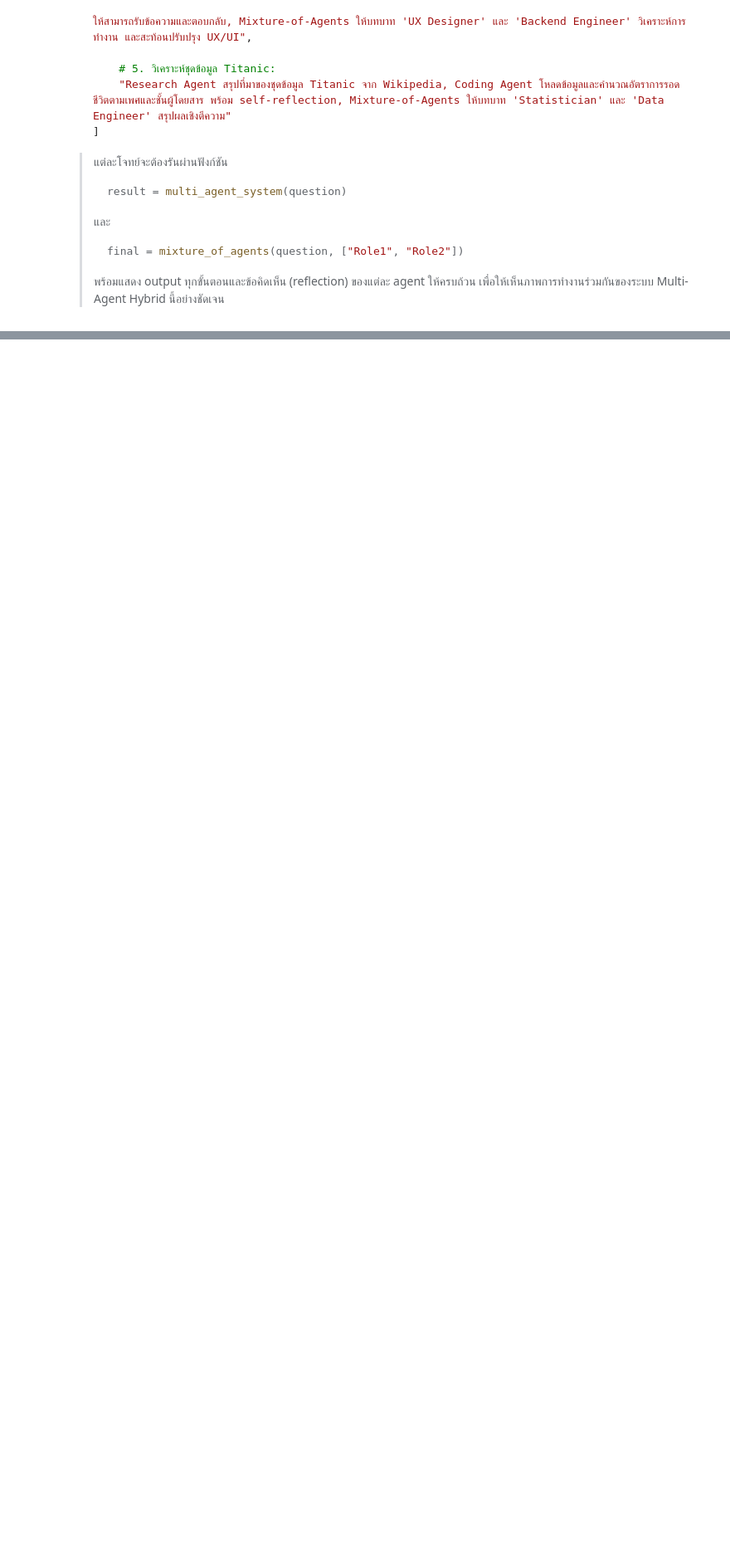
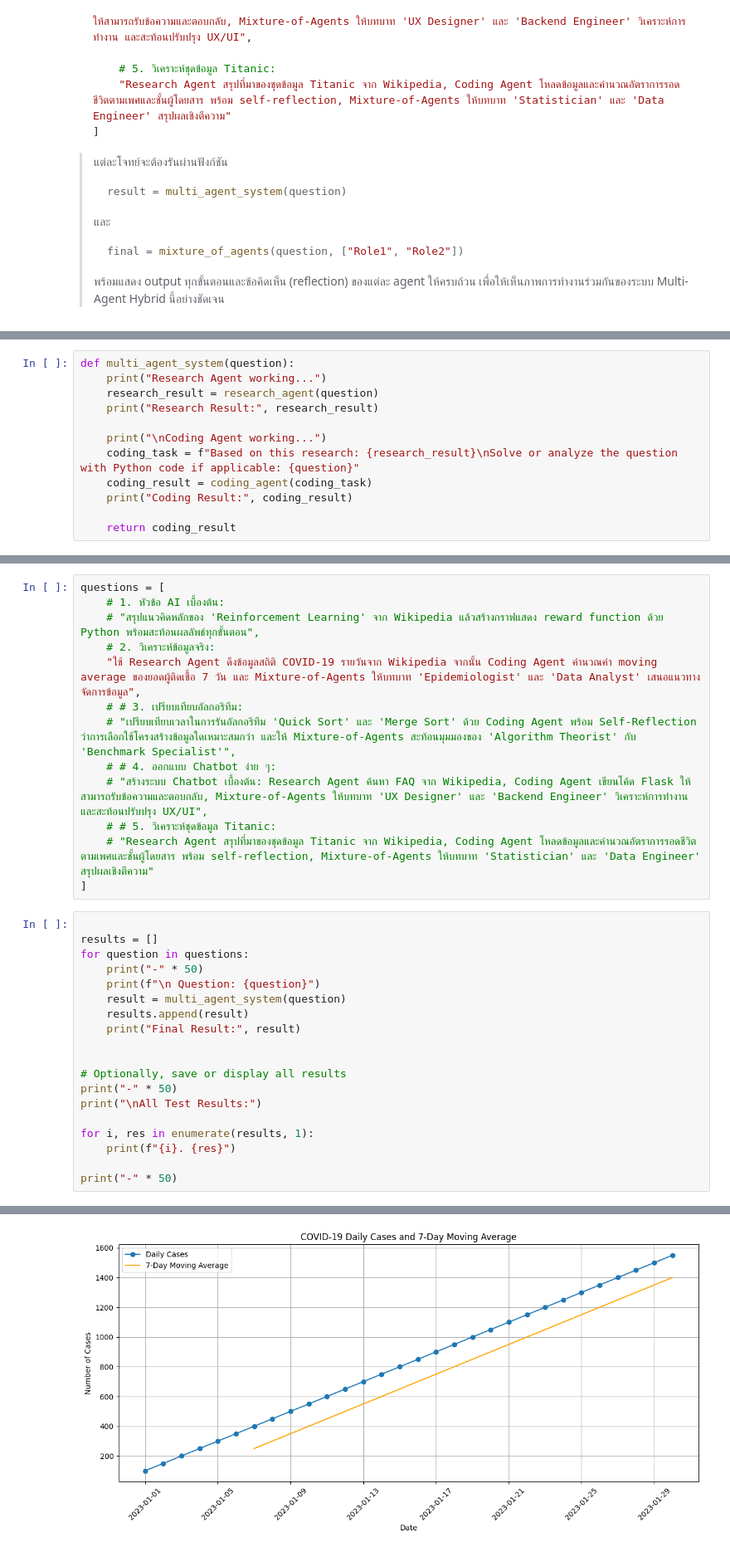
Before and after one commit to jimalike/Machine_Learning, a Jupyter notebook: 01_basic/week05/homework/o2_hw.ipynb, the cells around one changed output, grey strips where cells are left out. Shown at 83% size. Saved outputs shown, nothing was run; the diff lists cells and outputs as text; blank space fills up the shorter version.

```diff
--- a/01_basic/week05/homework/o2_hw.ipynb
+++ b/01_basic/week05/homework/o2_hw.ipynb
@@ -147,0 +339,12 @@ system_prompt = "You are a helpful assistant that uses tools to answer questions
+# %%
+def multi_agent_system(question):
+    print("Research Agent working...")
+    research_result = research_agent(question)
+    print("Research Result:", research_result)
+
+    print("\nCoding Agent working...")
+    coding_task = f"Based on this research: {research_result}\nSolve or analyze the question with Python code if applicable: {question}"
+    coding_result = coding_agent(coding_task)
+    print("Coding Result:", coding_result)
+
+    return coding_result
@@ -147,0 +523,33 @@ system_prompt = "You are a helpful assistant that uses tools to answer questions
+# %%
+questions = [
+    # 1. หัวข้อ AI เบื้องต้น:
+    # "สรุปแนวคิดหลักของ 'Reinforcement Learning' จาก Wikipedia แล้วสร้างกราฟแสดง reward function ด้วย Python พร้อมสะท้อนผลลัพธ์ทุกขั้นตอน",
+    # 2. วิเคราะห์ข้อมูลจริง:
+    "ใช้ Research Agent ดึงข้อมูลสถิติ COVID-19 รายวันจาก Wikipedia จากนั้น Coding Agent คำนวณค่า moving average ของยอดผู้ติดเชื้อ 7 วัน และ Mixture-of-Agents ให้บทบาท 'Epidemiologist' และ 'Data Analyst' เสนอแนวทางจัดการข้อมูล",
+    # # 3. เปรียบเทียบอัลกอริทึม:
+    # "เปรียบเทียบเวลาในการรันอัลกอริทึม 'Quick Sort' และ 'Merge Sort' ด้วย Coding Agent พร้อม Self-Reflection ว่าการเลือกใช้โครงสร้างข้อมูลใดเหมาะสมกว่า และให้ Mixture-of-Agents สะท้อนมุมมองของ 'Algorithm Theorist' กับ 'Benchmark Specialist'",
+    # # 4. ออกแบบ Chatbot ง่าย ๆ:
+    # "สร้างระบบ Chatbot เบื้องต้น: Research Agent ค้นหา FAQ จาก Wikipedia, Coding Agent เขียนโค้ด Flask ให้สามารถรับข้อความและตอบกลับ, Mixture-of-Agents ให้บทบาท 'UX Designer' และ 'Backend Engineer' วิเคราะห์การทำงาน และสะท้อนปรับปรุง UX/UI",
+    # # 5. วิเคราะห์ชุดข้อมูล Titanic:
+    # "Research Agent สรุปที่มาของชุดข้อมูล Titanic จาก Wikipedia, Coding Agent โหลดข้อมูลและคำนวณอัตราการรอดชีวิตตามเพศและชั้นผู้โดยสาร พร้อม self-reflection, Mixture-of-Agents ให้บทบาท 'Statistician' และ 'Data Engineer' สรุปผลเชิงตีความ"
+]
+# %%
+
+results = []
+for question in questions:
+    print("-" * 50)
+    print(f"\n Question: {question}")
+    result = multi_agent_system(question)
+    results.append(result)
+    print("Final Result:", result)
+
+
+# Optionally, save or display all results
+print("-" * 50)
+print("\nAll Test Results:")
+
+for i, res in enumerate(results, 1):
+    print(f"{i}. {res}")
+
+print("-" * 50)
+# %% [output]
@@ -147,0 +573 @@ system_prompt = "You are a helpful assistant that uses tools to answer questions
+[figure, added]
```
Also changed, not shown: parts of 23 cells of this notebook, 2 other files.
